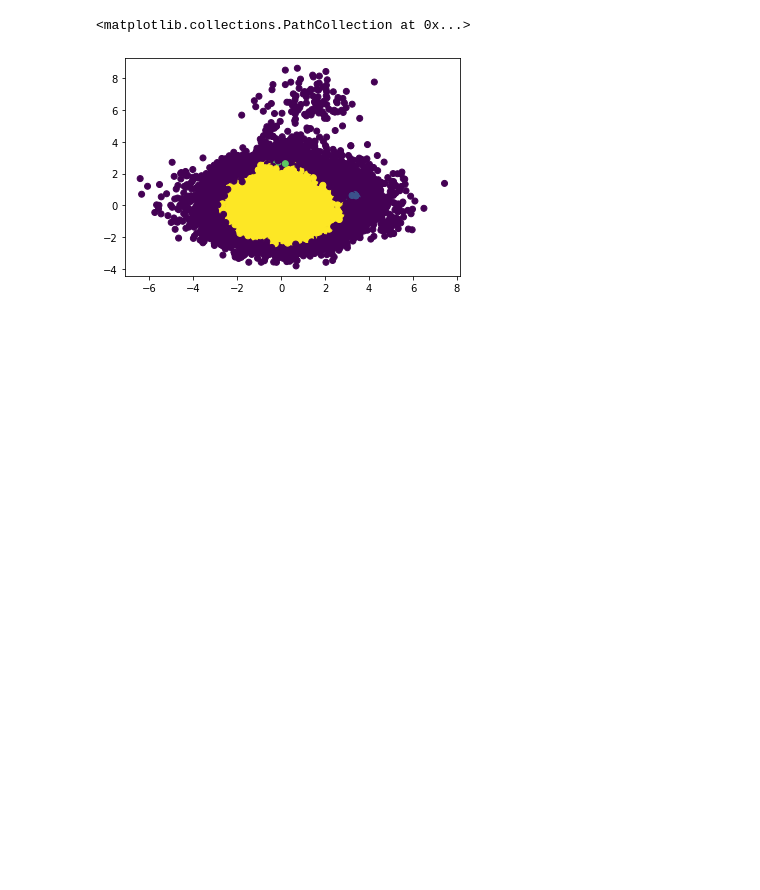
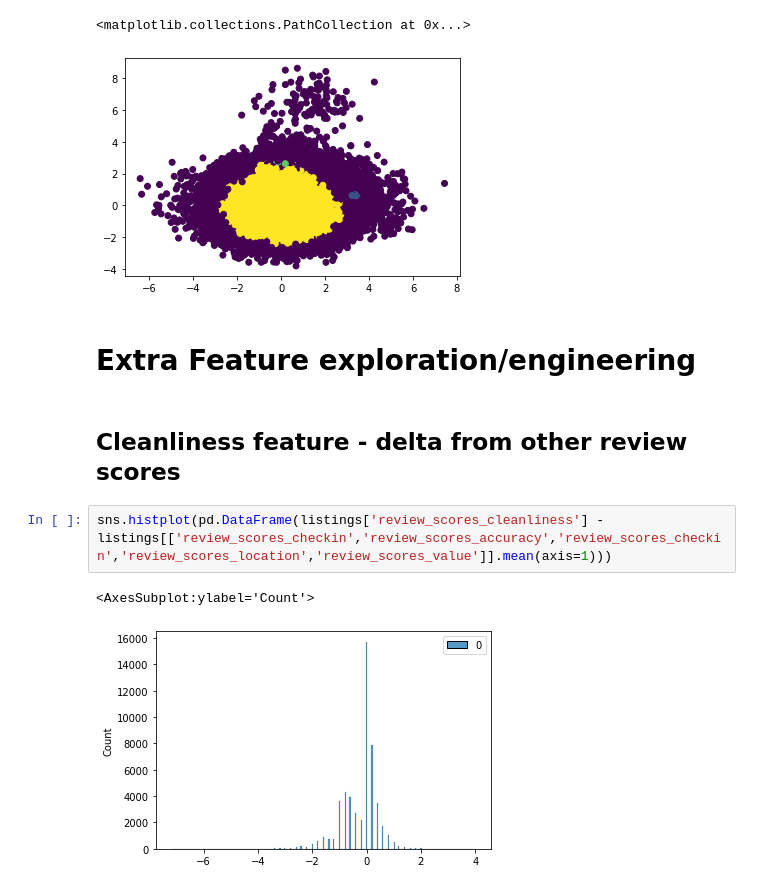
Before and after one commit to OrthoLoess/fivestar, a Jupyter notebook: notebooks/ed-fivestar-baseline.ipynb, the cells around one changed output. Drawn from its saved outputs; the diff is of its cells as text; blank space fills up the shorter version.

```diff
--- a/notebooks/ed-fivestar-baseline.ipynb
+++ b/notebooks/ed-fivestar-baseline.ipynb
@@ -587,3 +633,12 @@ plt.scatter(X_p[:,0], X_p[:,1], c=clusterer.labels_, label='cluster')
 # %% [output]
 <matplotlib.collections.PathCollection at 0x...>
 [figure]
+# %% [markdown]
+# Extra Feature exploration/engineering
+# %% [markdown]
+## Cleanliness feature - delta from other review scores
+# %%
+sns.histplot(pd.DataFrame(listings['review_scores_cleanliness'] - listings[['review_scores_checkin','review_scores_accuracy','review_scores_checkin','review_scores_location','review_scores_value']].mean(axis=1)))
+# %% [output]
+<AxesSubplot:ylabel='Count'>
+[figure, added]
```
Also changed, not shown: parts of 66 cells of this notebook, 3 other files.
